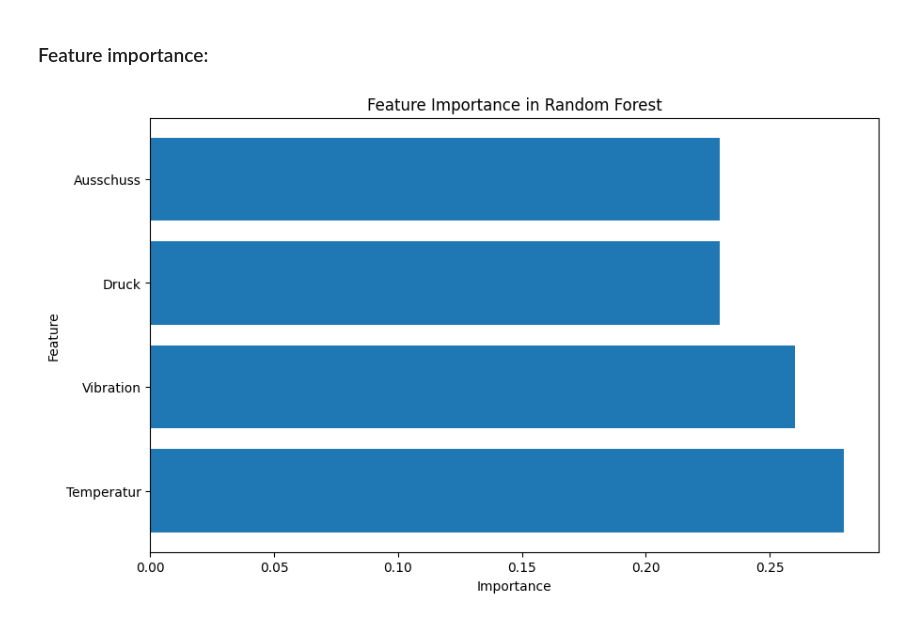
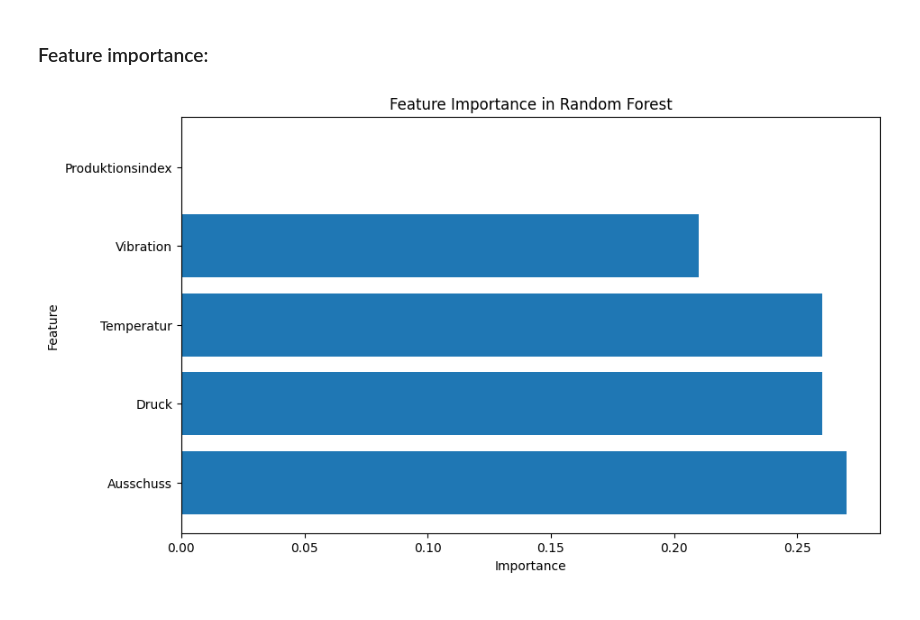
Before and after one commit to Flitschi7/big-data-management, a Jupyter notebook: notebook/Data-Prep-Wartung.ipynb, the cells around one changed output. Drawn from its saved outputs; the diff is of its cells as text; code cells hidden in the pictures.

```diff
--- a/notebook/Data-Prep-Wartung.ipynb
+++ b/notebook/Data-Prep-Wartung.ipynb
@@ -735,23 +793,22 @@ model = RandomForestClassifier(class_weight='balanced')
 # %%
 # Feature Importance extrahieren
 feature_importance = model.feature_importances_
 
 # Die Namen der Features (Variablen)
 feature_names = X2.columns
 
 # Feature Importance in ein DataFrame umwandeln
 feature_importance_df = pd.DataFrame({'Feature': feature_names, 'Importance': feature_importance})
-#Produktionsindex entfernen
-feature_importance_df = feature_importance_df[feature_importance_df['Feature'] != 'Produktionsindex']
+
 # Sortiere das DataFrame nach Importance in absteigender Reihenfolge
 feature_importance_df = feature_importance_df.sort_values(by='Importance', ascending=False)
 
 # Plot der Feature Importance
 plt.figure(figsize=(10, 6))
 plt.barh(feature_importance_df['Feature'], feature_importance_df['Importance'])
 plt.xlabel('Importance')
 plt.ylabel('Feature')
 plt.title('Feature Importance in Random Forest')
 plt.show()
 # %% [output]
-[figure, old version]
+[figure, new version]
```
Also changed, not shown: parts of 19 cells of this notebook.
